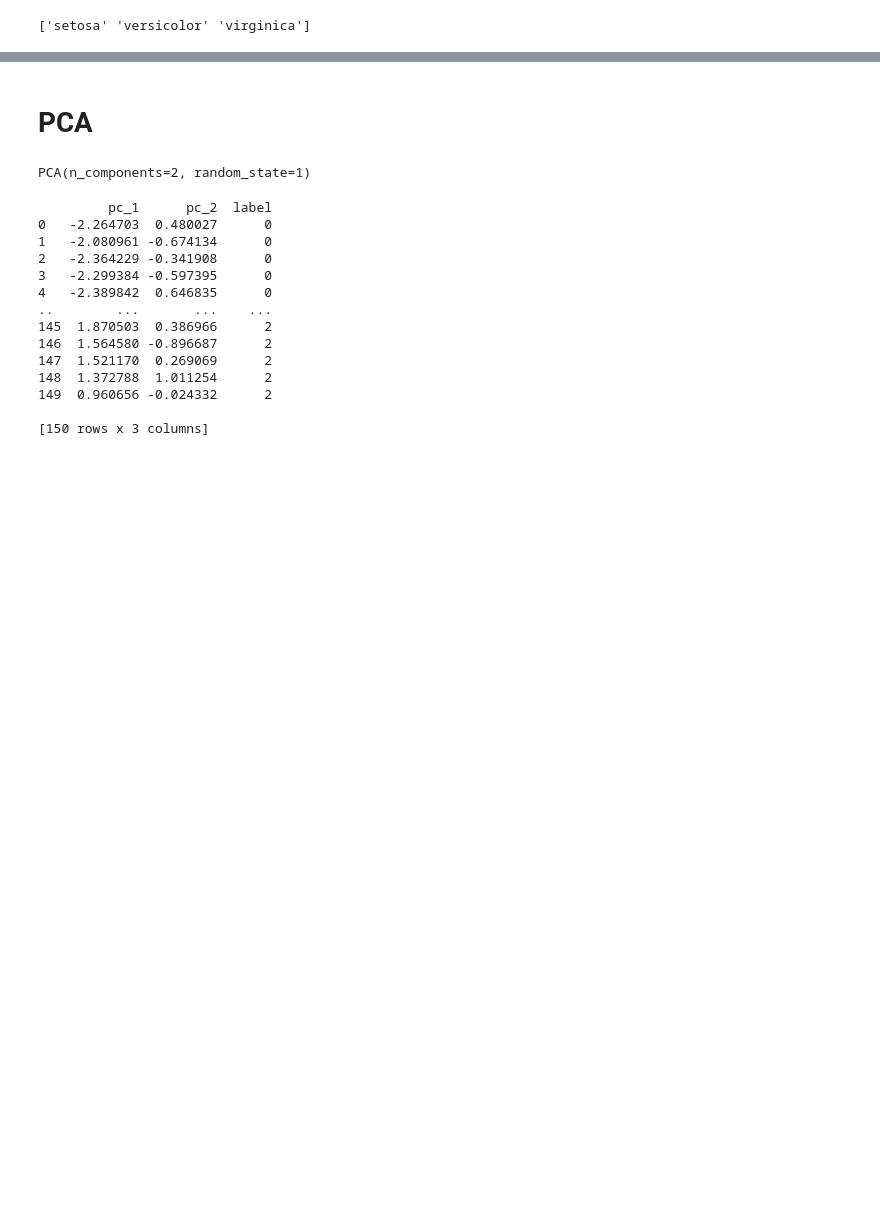
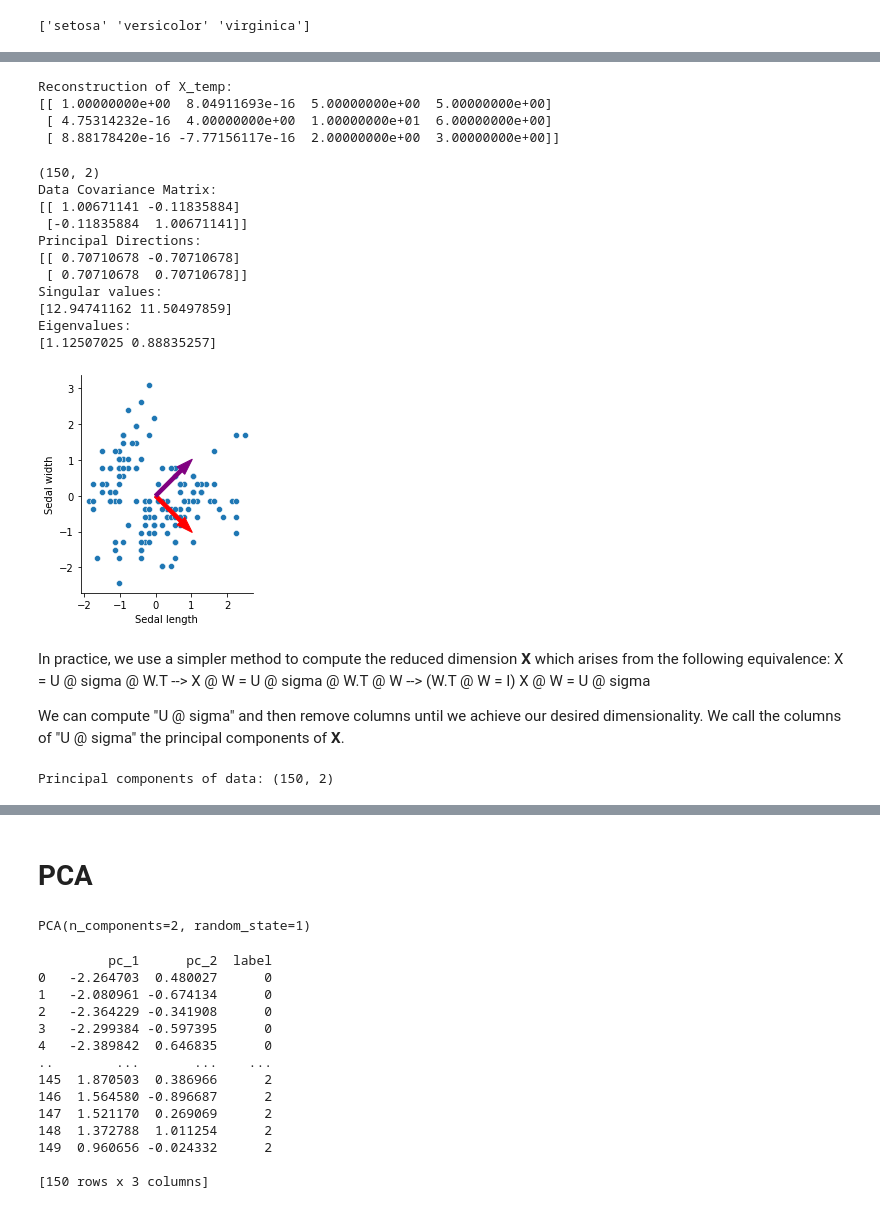
Before and after one commit to cl3789/machine-learning-basics, a Jupyter notebook: Dimensionality Reduction.ipynb, the cells around one changed output, grey strips where cells are left out. Saved outputs shown, nothing was run; the diff lists cells and outputs as text; code cells hidden in the pictures; blank space fills up the shorter version.

```diff
--- a/Dimensionality Reduction.ipynb
+++ b/Dimensionality Reduction.ipynb
@@ -31,0 +47,80 @@ print(target_names)
+# %%
+svd = np.linalg.svd
+
+X_temp = np.array([
+    [1, 0, 5, 5],
+    [0, 4, 10, 6],
+    [0, 0, 2, 3]
+])
+
+U, s, WT = svd(X_temp,  full_matrices=False)
+
+## Check SVD
+print("Reconstruction of X_temp:")
+print(U @ np.diag(s) @WT)
+# %% [output]
+Reconstruction of X_temp:
+[[ 1.00000000e+00  8.04911693e-16  5.00000000e+00  5.00000000e+00]
+ [ 4.75314232e-16  4.00000000e+00  1.00000000e+01  6.00000000e+00]
+ [ 8.88178420e-16 -7.77156117e-16  2.00000000e+00  3.00000000e+00]]
+# %%
+## Standardize the iris data
+scaler = StandardScaler()
+
+X_std = scaler.fit_transform(iris.data[:, :2]) # we only take the first two features of iris for this example
+print(X_std.shape)
+
+## Verify the covariance matrix C is symmetric
+C = (X_std.T @ X_std)/(X_std.shape[0]-1)
+print("Data Covariance Matrix: ")
+print(C)
+
+## Hence, perform singular value decomposition of X_std
+
+## Compute the SVD of X_std
+U, s, WT = svd(X_std,  full_matrices=False)
+print("Principal Directions:")
+print(WT)
+
+print("Singular values:")
+print(s)
+
+print("Eigenvalues:")
+eigen_val = np.power(s, 2)/(X_std.shape[0]-1)
+print(eigen_val)
+
+## Plot the principal directions (i.e.,eigenvectors)
+sns.scatterplot(x=X_std[:,0], y=X_std[:,1])
+sns.despine()
+plt.arrow(0, 0, WT[0, 0], WT[0, 1], width=0.1, color='red')
+plt.arrow(0, 0, WT[1, 0], WT[1, 1], width=0.1, color='purple')
+plt.xlabel("Sedal length")
+plt.ylabel("Sedal width")
+plt.gca().set_aspect(1)
+# %% [output]
+(150, 2)
+Data Covariance Matrix:
+[[ 1.00671141 -0.11835884]
+ [-0.11835884  1.00671141]]
+Principal Directions:
+[[ 0.70710678 -0.70710678]
+ [ 0.70710678  0.70710678]]
+Singular values:
+[12.94741162 11.50497859]
+Eigenvalues:
+[1.12507025 0.88835257]
+[figure, added]
+# %% [markdown]
+In practice, we use a simpler method to compute the reduced dimension 𝐗 which arises from the following equivalence:
+X = U @ sigma @ W.T -->
+X @ W = U @ sigma @ W.T @ W --> (W.T @ W = I)
+X @ W = U @ sigma
+
+We can compute "U @ sigma" and then remove columns until we achieve our desired dimensionality.
+We call the columns of "U @ sigma" the principal components of 𝐗.
+# %%
+## Compute the principal components
+pcs = U @ np.diag(s)
+print("Shape of Principal components of data:",pcs.shape)
+# %% [output]
+Principal components of data: (150, 2)
```
Also changed, not shown: parts of 3 cells of this notebook, 2 other files.
